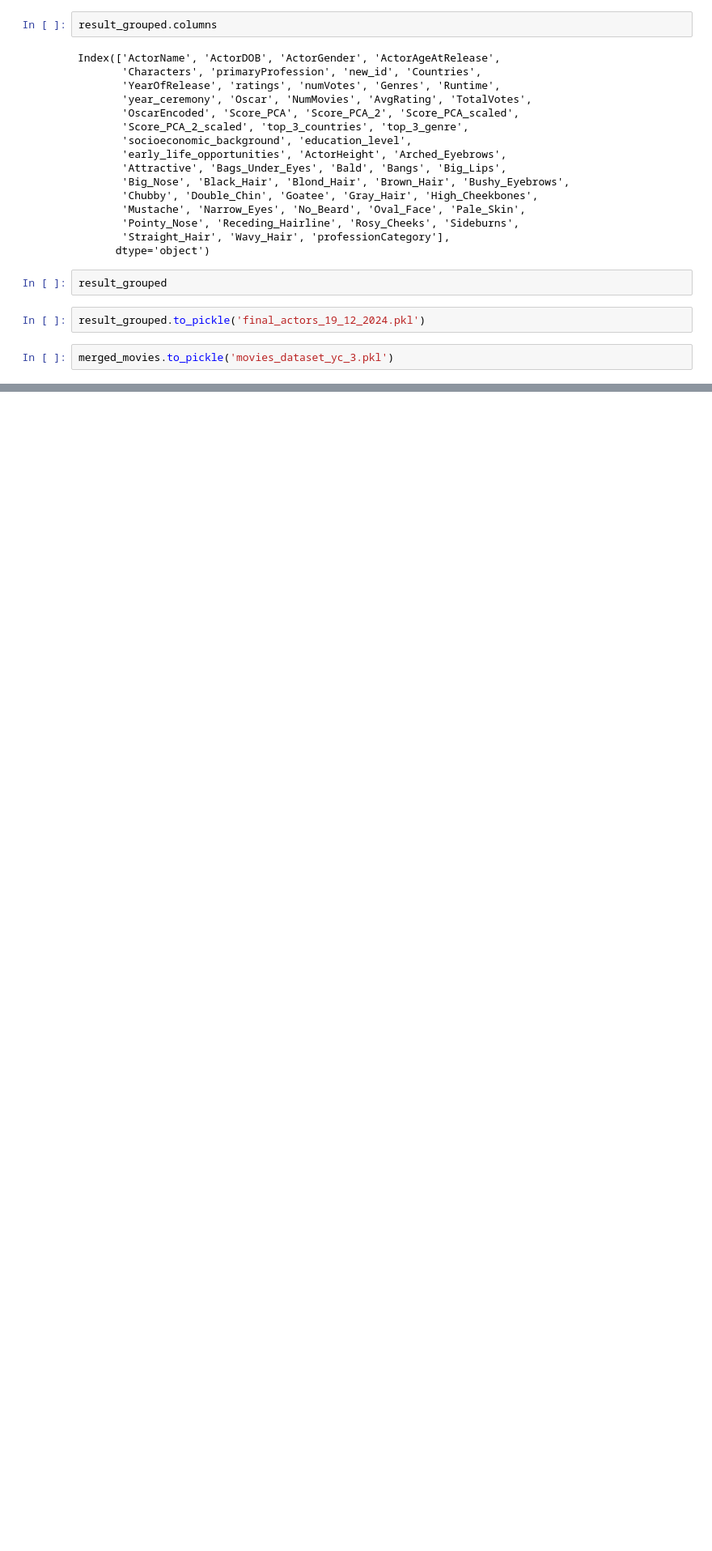
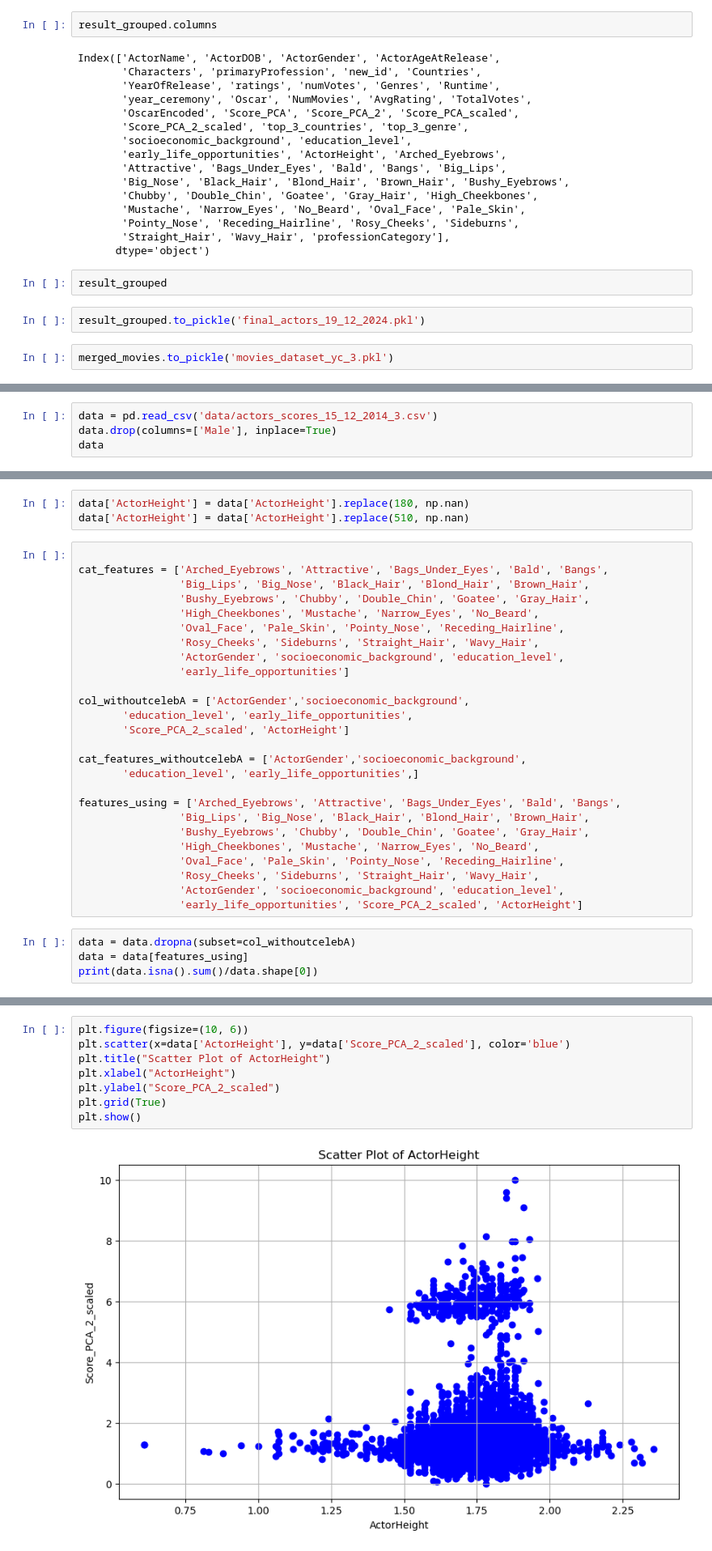
Before and after one commit to epfl-ada/ada-2024-project-arabsdatascientists2024, a Jupyter notebook: Results_P3.ipynb, the cells around one changed output, grey strips where cells are left out. Shown at 81% size. Saved outputs shown, nothing was run; the diff lists cells and outputs as text; blank space fills up the shorter version.

```diff
--- a/Results_P3.ipynb
+++ b/Results_P3.ipynb
@@ -1339,0 +1339,4 @@ merged_movies.to_pickle('movies_dataset_yc_3.pkl')
+# %%
+data = pd.read_csv('data/actors_scores_15_12_2014_3.csv')
+data.drop(columns=['Male'], inplace=True)
+data
@@ -1339,0 +1357,33 @@ merged_movies.to_pickle('movies_dataset_yc_3.pkl')
+# %%
+data['ActorHeight'] = data['ActorHeight'].replace(180, np.nan)
+data['ActorHeight'] = data['ActorHeight'].replace(510, np.nan)
+# %%
+
+cat_features = ['Arched_Eyebrows', 'Attractive', 'Bags_Under_Eyes', 'Bald', 'Bangs',
+                'Big_Lips', 'Big_Nose', 'Black_Hair', 'Blond_Hair', 'Brown_Hair',
+                'Bushy_Eyebrows', 'Chubby', 'Double_Chin', 'Goatee', 'Gray_Hair',
+                'High_Cheekbones', 'Mustache', 'Narrow_Eyes', 'No_Beard',
+                'Oval_Face', 'Pale_Skin', 'Pointy_Nose', 'Receding_Hairline',
+                'Rosy_Cheeks', 'Sideburns', 'Straight_Hair', 'Wavy_Hair',
+                'ActorGender', 'socioeconomic_background', 'education_level',
+                'early_life_opportunities']
+
+col_withoutcelebA = ['ActorGender','socioeconomic_background',
+       'education_level', 'early_life_opportunities',
+       'Score_PCA_2_scaled', 'ActorHeight']
+
+cat_features_withoutcelebA = ['ActorGender','socioeconomic_background',
+       'education_level', 'early_life_opportunities',]
+
+features_using = ['Arched_Eyebrows', 'Attractive', 'Bags_Under_Eyes', 'Bald', 'Bangs',
+                'Big_Lips', 'Big_Nose', 'Black_Hair', 'Blond_Hair', 'Brown_Hair',
+                'Bushy_Eyebrows', 'Chubby', 'Double_Chin', 'Goatee', 'Gray_Hair',
+                'High_Cheekbones', 'Mustache', 'Narrow_Eyes', 'No_Beard',
+                'Oval_Face', 'Pale_Skin', 'Pointy_Nose', 'Receding_Hairline',
+                'Rosy_Cheeks', 'Sideburns', 'Straight_Hair', 'Wavy_Hair',
+                'ActorGender', 'socioeconomic_background', 'education_level',
+                'early_life_opportunities', 'Score_PCA_2_scaled', 'ActorHeight']
+# %%
+data = data.dropna(subset=col_withoutcelebA)
+data = data[features_using]
+print(data.isna().sum()/data.shape[0])
@@ -1339,0 +1410,10 @@ merged_movies.to_pickle('movies_dataset_yc_3.pkl')
+# %%
+plt.figure(figsize=(10, 6))
+plt.scatter(x=data['ActorHeight'], y=data['Score_PCA_2_scaled'], color='blue')
+plt.title("Scatter Plot of ActorHeight")
+plt.xlabel("ActorHeight")
+plt.ylabel("Score_PCA_2_scaled")
+plt.grid(True)
+plt.show()
+# %% [output]
+[figure, added]
```
Also changed, not shown: parts of 80 cells of this notebook.
